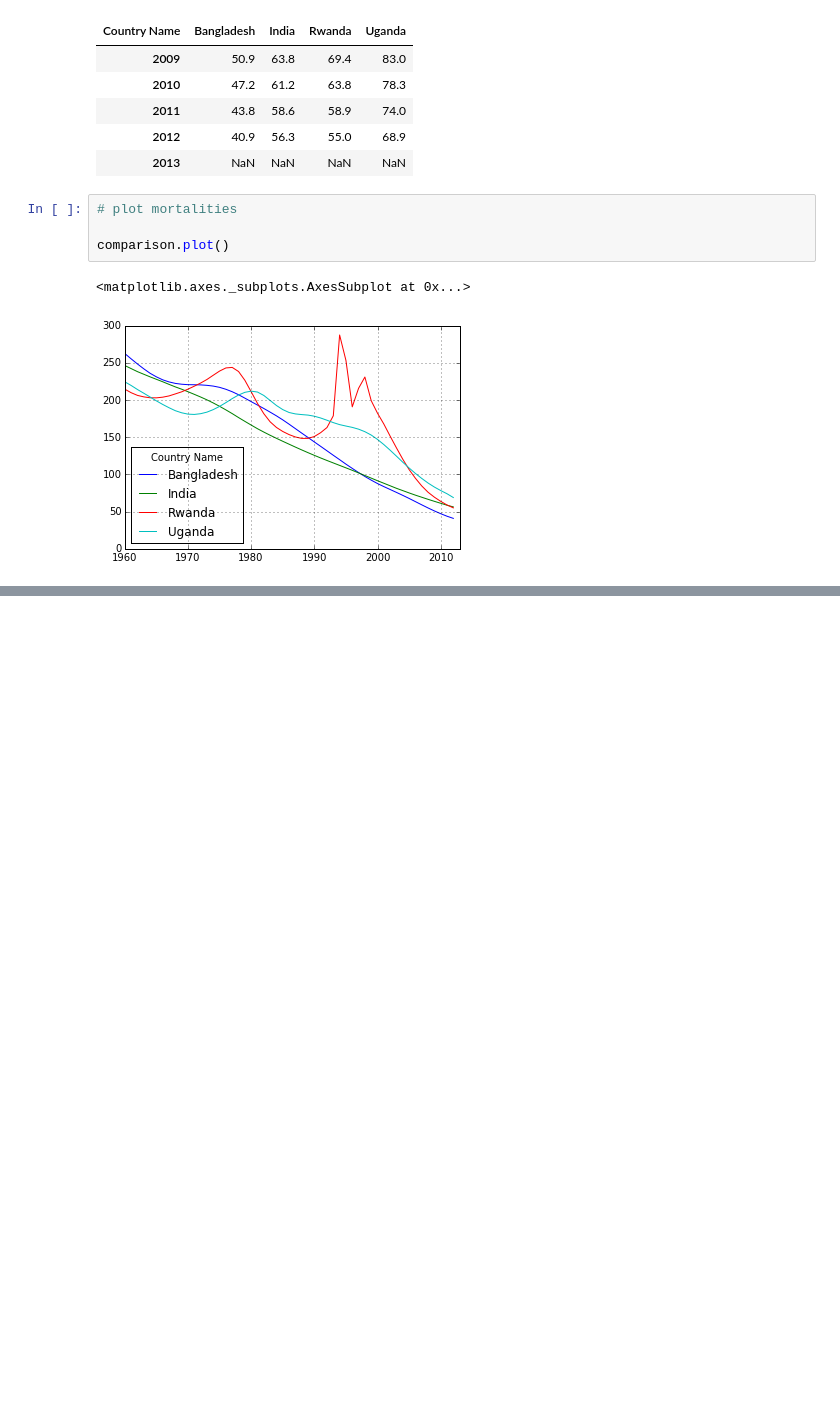
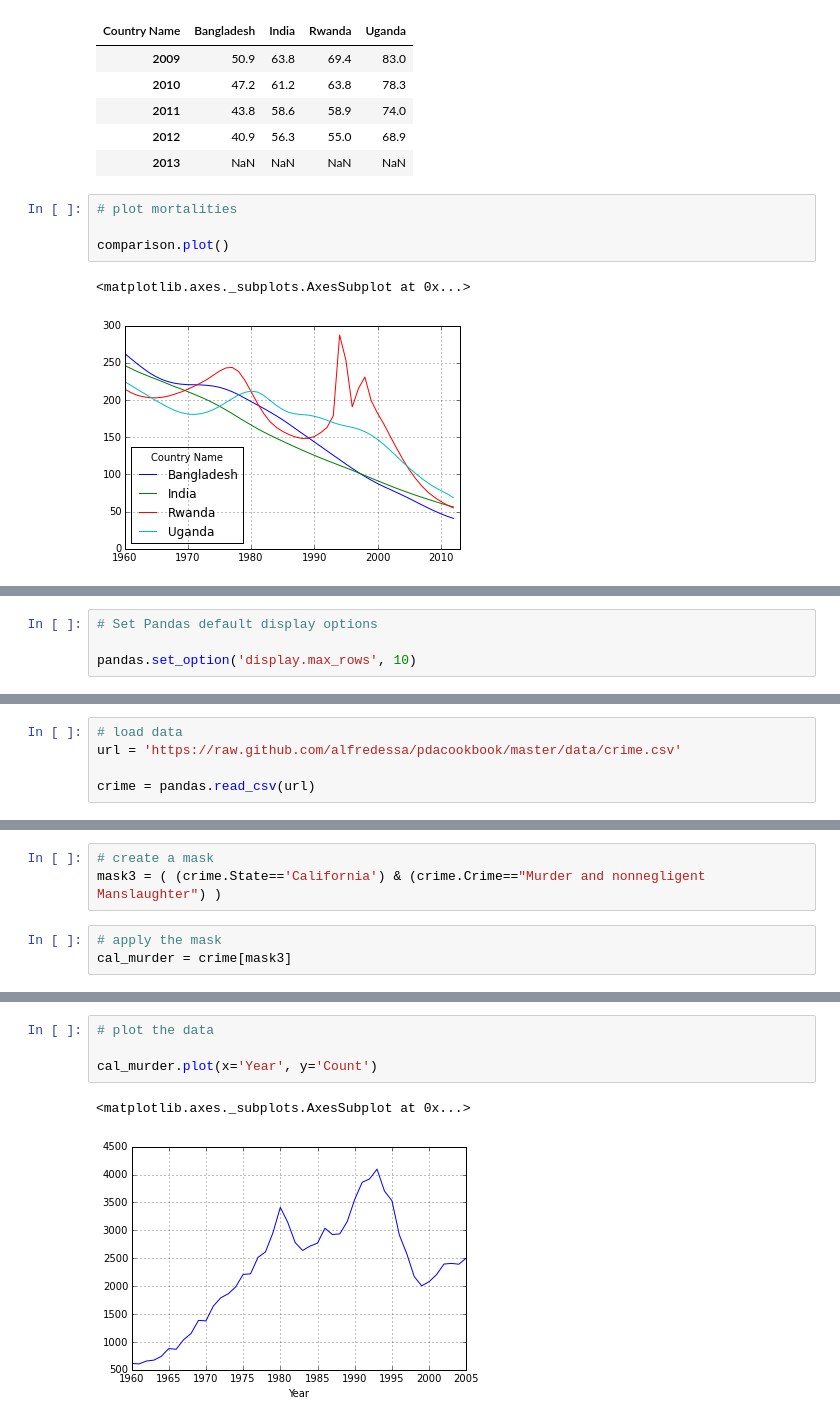
Before and after one commit to r-handsfield/datasciencepython, a Jupyter notebook: pandas_tutorials/2-3_subsetting_data.ipynb, the cells around one changed output, grey strips where cells are left out. Cells and saved outputs as stored; diff of their text form; blank space fills up the shorter version.

Commit message:
Adds data filtering section to 2-3

```diff
--- a/pandas_tutorials/2-3_subsetting_data.ipynb
+++ b/pandas_tutorials/2-3_subsetting_data.ipynb
@@ -139,0 +155,4 @@ comparison.plot()
+# %%
+# Set Pandas default display options
+
+pandas.set_option('display.max_rows', 10)
@@ -139,0 +286,5 @@ comparison.plot()
+# %%
+# load data
+url = 'https://raw.github.com/alfredessa/pdacookbook/master/data/crime.csv'
+
+crime = pandas.read_csv(url)
@@ -139,0 +301,6 @@ comparison.plot()
+# %%
+# create a mask
+mask3 = ( (crime.State=='California') & (crime.Crime=="Murder and nonnegligent Manslaughter") )
+# %%
+# apply the mask
+cal_murder = crime[mask3]
@@ -139,0 +324,7 @@ comparison.plot()
+# %%
+# plot the data
+
+cal_murder.plot(x='Year', y='Count')
+# %% [output]
+<matplotlib.axes._subplots.AxesSubplot at 0x...>
+[figure, added]
```
Also changed, not shown: parts of 26 cells of this notebook, 1 other file.
